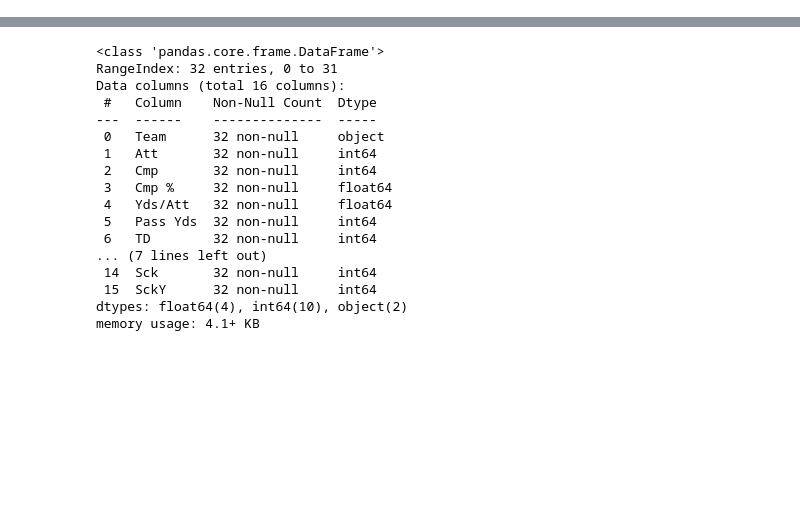
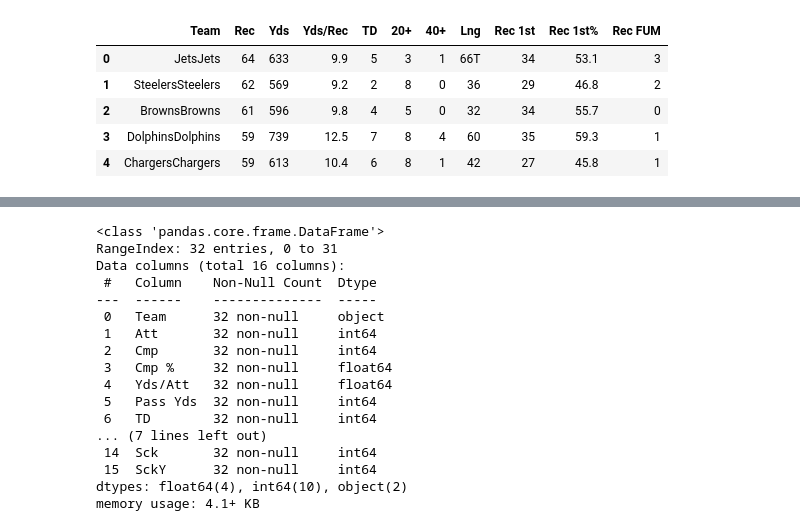
Before and after one commit to afitzer/NFL, a Jupyter notebook: Analysis.ipynb, the cells around one changed output, grey strips where cells are left out. Cells and saved outputs as stored; diff of their text form; code cells hidden in the pictures; blank space fills up the shorter version.

```diff
--- a/Analysis.ipynb
+++ b/Analysis.ipynb
@@ -10,3 +8,8 @@ passing_df = pd.read_csv(f'./Offensive_Teams/Passing/team_passing_{d1}.csv')
+# %%
+passing_df = pd.read_csv(f'./Offensive_Teams/Passing/team_passing_{d1}.csv')
+receiving_df = pd.read_csv(f'./Offensive_Teams/Receiving/team_receiving_{d1}.csv')
+rushing_df = pd.read_csv(f'./Offensive_Teams/Rushing/team_rushing_{d1}.csv')
+scoring_df = pd.read_csv(f'./Offensive_Teams/Scoring/team_scoring_{d1}.csv')
 # %%
 passing_df.head(5)
 # %% [output]
@@ -18,0 +22,9 @@ passing_df.head(5)
+# %%
+receiving_df.head(5)
+# %% [output]
+|  | Team | Rec | Yds | Yds/Rec | TD | 20+ | 40+ | Lng | Rec 1st | Rec 1st% | Rec FUM |
+| 0 | JetsJets | 64 | 633 | 9.9 | 5 | 3 | 1 | 66T | 34 | 53.1 | 3 |
+| 1 | SteelersSteelers | 62 | 569 | 9.2 | 2 | 8 | 0 | 36 | 29 | 46.8 | 2 |
+| 2 | BrownsBrowns | 61 | 596 | 9.8 | 4 | 5 | 0 | 32 | 34 | 55.7 | 0 |
+| 3 | DolphinsDolphins | 59 | 739 | 12.5 | 7 | 8 | 4 | 60 | 35 | 59.3 | 1 |
+| 4 | ChargersChargers | 59 | 613 | 10.4 | 6 | 8 | 1 | 42 | 27 | 45.8 | 1 |
```
Also changed, not shown: parts of 10 cells of this notebook.
